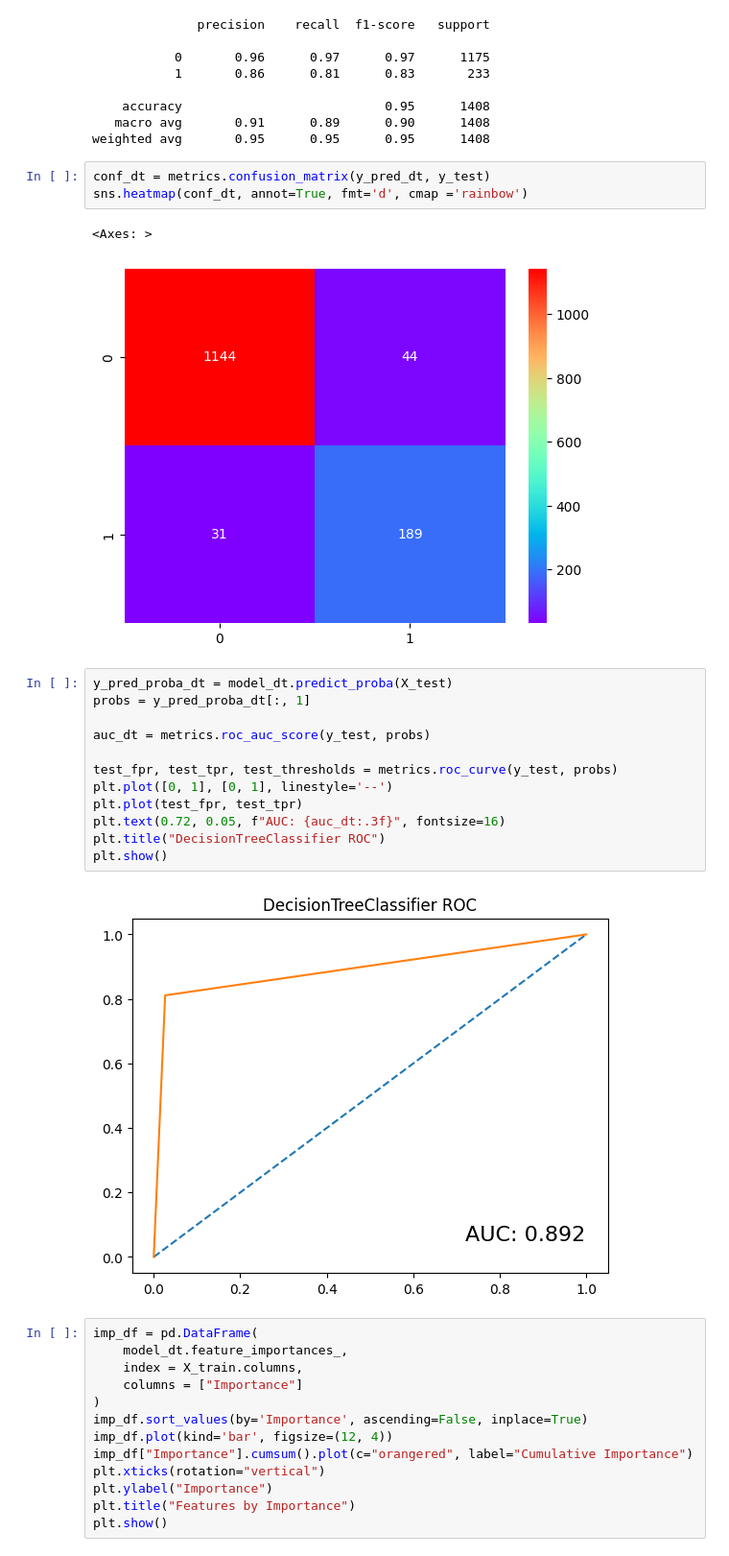
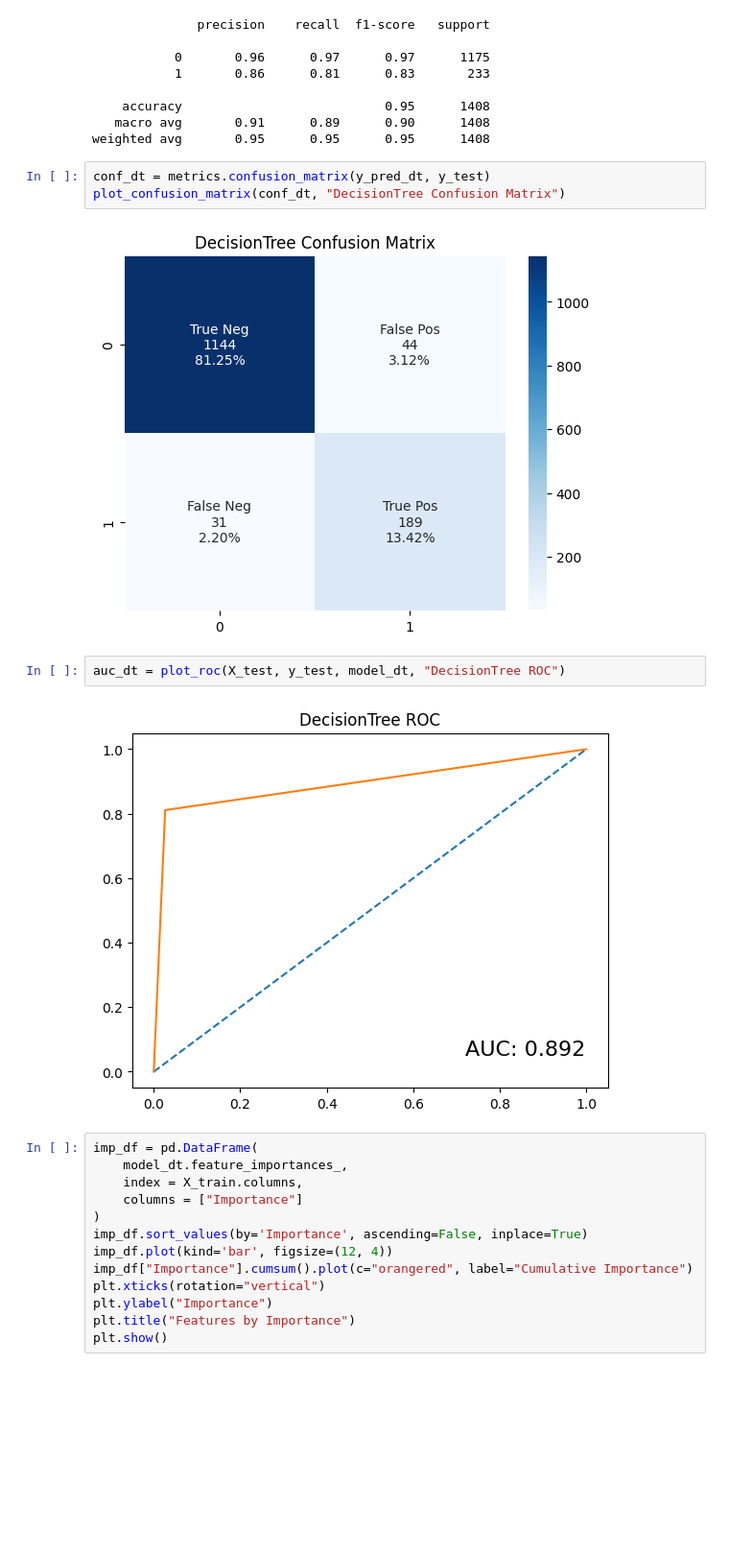
Before and after one commit to straylight77/data-sci-learning, a Jupyter notebook: dat203/final.ipynb, the cells around one changed output. Shown at 96% size. Cells and saved outputs as stored; diff of their text form; blank space fills up the shorter version.

```diff
--- a/dat203/final.ipynb
+++ b/dat203/final.ipynb
@@ -567,24 +592,13 @@ print(metrics.classification_report(y_test, y_pred_dt))
 weighted avg       0.95      0.95      0.95      1408
 # %%
 conf_dt = metrics.confusion_matrix(y_pred_dt, y_test)
-sns.heatmap(conf_dt, annot=True, fmt='d', cmap ='rainbow')
+plot_confusion_matrix(conf_dt, "DecisionTree Confusion Matrix")
 # %% [output]
-<Axes: >
-[figure, old version]
+[figure, new version]
-# %%
-y_pred_proba_dt = model_dt.predict_proba(X_test)
-probs = y_pred_proba_dt[:, 1]
-
-auc_dt = metrics.roc_auc_score(y_test, probs)
-
-test_fpr, test_tpr, test_thresholds = metrics.roc_curve(y_test, probs)
-plt.plot([0, 1], [0, 1], linestyle='--')
-plt.plot(test_fpr, test_tpr)
-plt.text(0.72, 0.05, f"AUC: {auc_dt:.3f}", fontsize=16)
-plt.title("DecisionTreeClassifier ROC")
-plt.show()
-# %% [output]
-[figure, removed]
+# %%
+auc_dt = plot_roc(X_test, y_test, model_dt, "DecisionTree ROC")
+# %% [output]
+[figure, added]
 # %%
 imp_df = pd.DataFrame(
     model_dt.feature_importances_,
```
Also changed, not shown: parts of 31 cells of this notebook.
